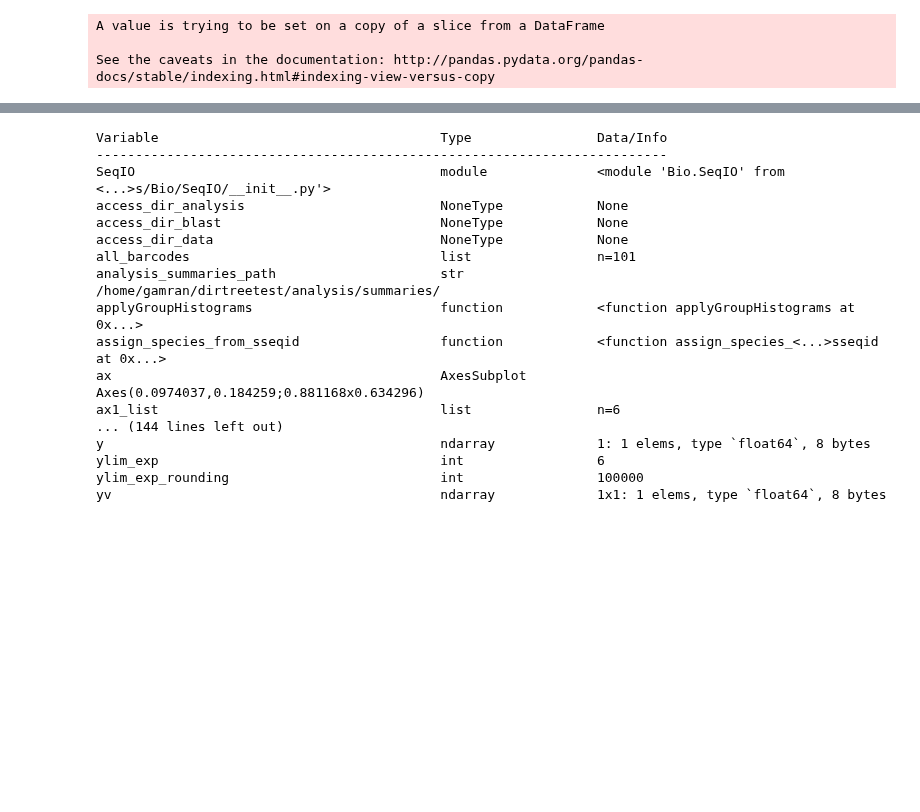
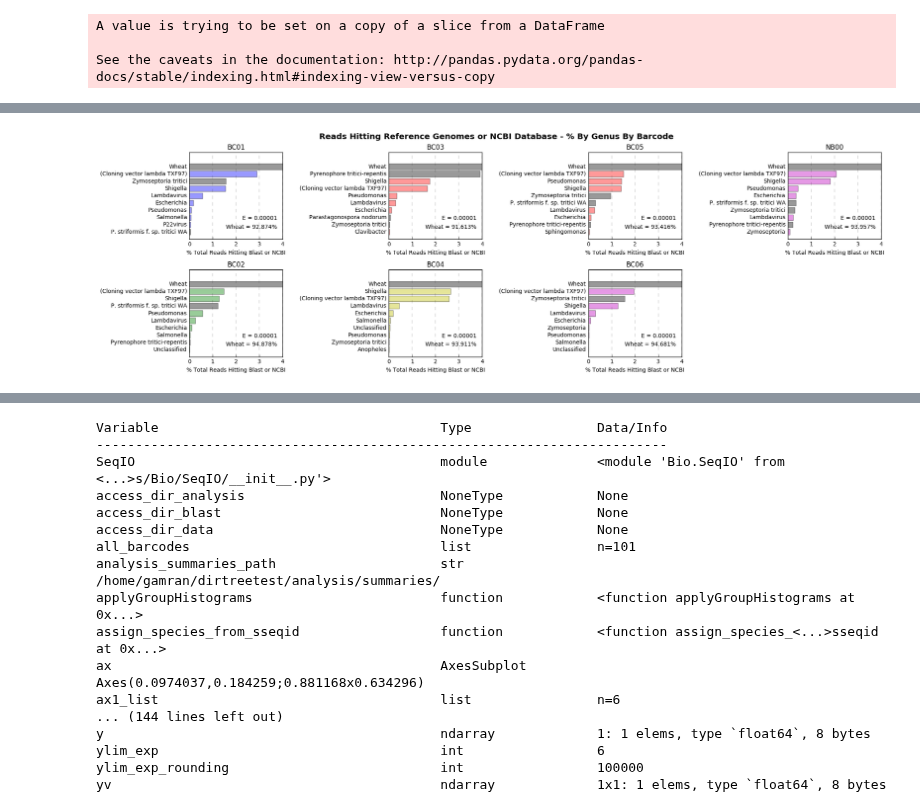
Before and after one commit to BenjaminSchwessinger/Gamran, a Jupyter notebook: MinIon_analysis_optimisation_script.ipynb, the cells around one changed output, grey strips where cells are left out. Drawn from its saved outputs; the diff is of its cells as text; code cells hidden in the pictures; blank space fills up the shorter version.

```diff
--- a/MinIon_analysis_optimisation_script.ipynb
+++ b/MinIon_analysis_optimisation_script.ipynb
@@ -831,0 +982,78 @@ See the caveats in the documentation: http://pandas.pydata.org/pandas-docs/stabl
+# %%
+#Assesses number of barcodes, generates necessary number of plots (even) and relevant indexing system
+ncbiblast_barcodes = list(ncbiblast_df_joint_taxonomy_adj['barcode'].unique())
+
+if len(list(ncbiblast_df_joint_taxonomy_adj['barcode'].unique())) % 2 == 0:
+    no_of_subplots = len(ncbiblast_barcodes)
+else:
+    no_of_subplots = len(ncbiblast_barcodes) + 1
+
+#Always 2 columns, bc-count/2 rows
+no_of_subplots_pair = [int(no_of_subplots/2), 2]
+
+#Produce pairs of indices correlating to the coordinates of the subplots
+subplot_coordinates = list(product(range(no_of_subplots_pair[0]), range(no_of_subplots_pair[1])))
+subplot_coordinates_list = [list(l) for l in subplot_coordinates]
+subplot_coordinates_list_rows = [i[0] for i in subplot_coordinates_list]
+subplot_coordinates_list_columns = [i[1] for i in subplot_coordinates_list]
+
+fig, ax = plt.subplots(no_of_subplots_pair[1], no_of_subplots_pair[0], figsize=(20, 6))
+cycol = 'bgrcmy'
+max_genome = str(rgblast_df_joint_pivot_noall.ix['All'].idxmax(axis=1))
+
+def applyTaxPlotStyle(ax_ind1, ax_ind2, bcs, rank):
+    cycol_one = ''
+    cycol_one = random.choice(cycol)
+    labels = ''
+    labels = tuple(generate_all_hits_pivot_pc(rank, bcs, 10, dropmaxspecies=False)[bcs + '%'].index)
+    y_pos = ''
+    y_pos = np.arange(len(labels))
+    sizes = ''
+    sizes = tuple([float(i) for i in generate_all_hits_pivot_pc(rank, bcs, 10, dropmaxspecies=False)[bcs + '%']])
+
+    colors = []
+    for name in labels:
+        if name in list(rgblast_df_joint_pivot.columns):
+            colors.append('k')
+        else:
+            colors.append(cycol_one)
+
+    ax[ax_ind1, ax_ind2].barh(y_pos, sizes, align='center', alpha=0.4, color=colors)
+    ax[ax_ind1, ax_ind2].set_yticks(y_pos)
+    ax[ax_ind1, ax_ind2].set_yticklabels(labels)
+    ax[ax_ind1, ax_ind2].tick_params(top="off", right="off", left="off")
+
+    exact_xlim = int(float(generate_all_hits_pivot_pc(rank, 'BC04', len(ncbiblast_df_joint_taxonomy_adj), dropmaxspecies=False).drop(max_genome).values.max())+1)
+
+    ax[ax_ind1, ax_ind2].set_xlim([0, exact_xlim])
+    ax[ax_ind1, ax_ind2].set_xlabel('% Total Reads Hitting Blast or NCBI')
+    ax[ax_ind1, ax_ind2].set_xticks(range(0, exact_xlim+1, 1))
+    ax[ax_ind1, ax_ind2].set_title(bcs)
+    ax[ax_ind1, ax_ind2].invert_yaxis()
+    ax[ax_ind1, ax_ind2].grid(b=None, which='major', axis='x', linestyle='dashed', linewidth=0.2)
+    ax[ax_ind1, ax_ind2].annotate(max_genome + ' = ' + str(sizes[0]) + '%',
+             xy=(1.06, 0.3), xycoords='axes fraction', fontsize=10, xytext=(-20, -30), textcoords='offset points',
+             ha='right', va='bottom')
+    ax[ax_ind1, ax_ind2].annotate('E = 0.00001',
+             xy=(1.06, 0.4), xycoords='axes fraction', fontsize=10, xytext=(-20, -30), textcoords='offset points',
+             ha='right', va='bottom')
+
+def generateTaxSubplots(search_rank):
+    for ax_ind1, ax_ind2, bcs, in zip(subplot_coordinates_list_columns, subplot_coordinates_list_rows, bc_list):
+        applyTaxPlotStyle(ax_ind1, ax_ind2, bcs, search_rank)
+
+    if len(list(ncbiblast_df_joint_taxonomy_adj['barcode'].unique())) != 0:
+        plt.delaxes(ax[subplot_coordinates_list_columns[-1], subplot_coordinates_list_rows[-1]])
+
+    plt.suptitle('Reads Hitting Reference Genomes or NCBI Database - % By ' + str(search_rank).title() + ' By Barcode',
+             fontsize='x-large',
+             y=1.02,
+             fontweight="bold")
+
+generateTaxSubplots('genus')
+plt.subplots_adjust(left=None, bottom=None, right=None, top=None, wspace=1.4, hspace=0.4)
+plt.tight_layout()
+#plt.savefig('/home/gamran/analysis/graph6.png', bbox_inches='tight')
+plt.show()
+# %% [output]
+[figure, added]
```
Also changed, not shown: parts of 17 cells of this notebook.
